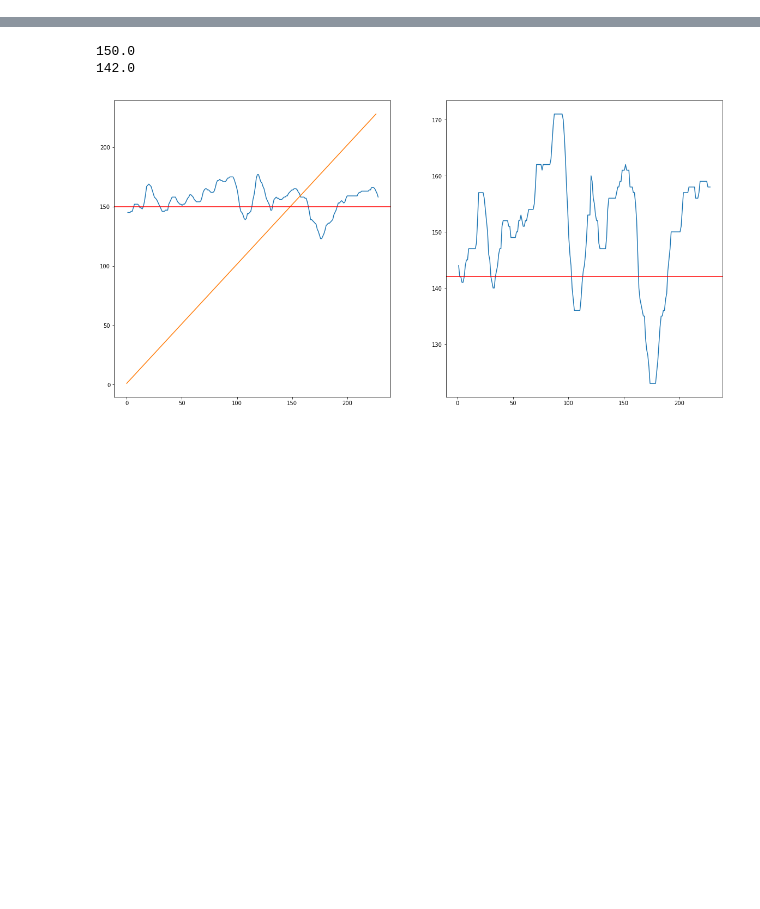
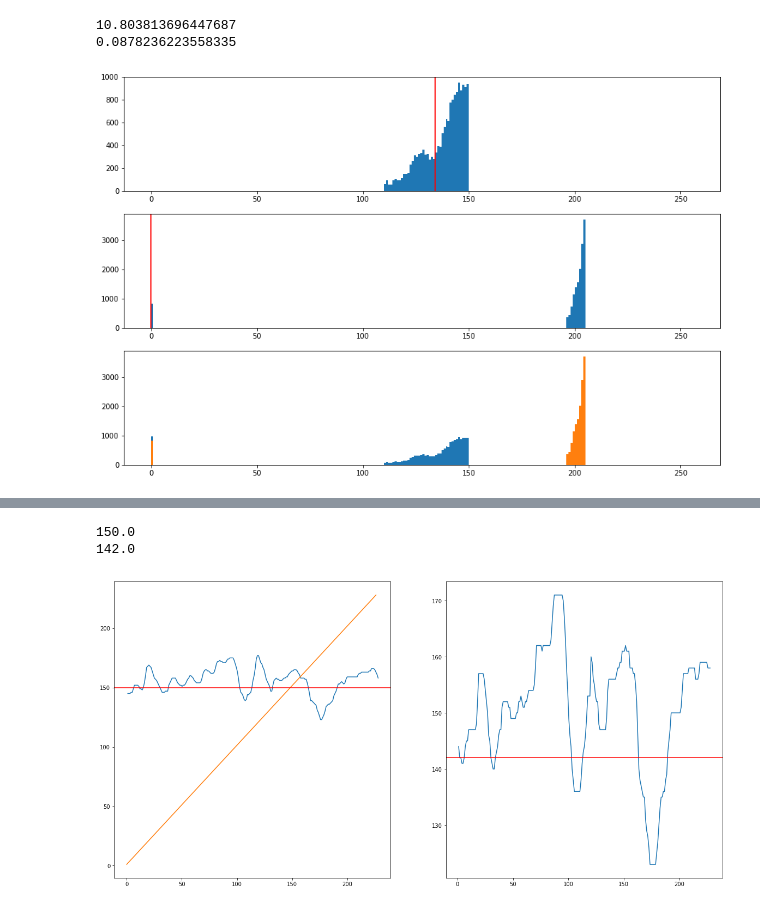
Before and after one commit to Frederik-Sofus/spot-deep-as-crack, a Jupyter notebook: Crack Detection/Pre-processing.ipynb, the cells around one changed output, grey strips where cells are left out. Cells and saved outputs as stored; diff of their text form; code cells hidden in the pictures; blank space fills up the shorter version.

```diff
--- a/Crack Detection/Pre-processing.ipynb
+++ b/Crack Detection/Pre-processing.ipynb
@@ -141,0 +142,47 @@ plt.show()
+# %%
+val_pos, th_pos = cv2.threshold(m_pos, 0, 255, cv2.THRESH_BINARY_INV + cv2.THRESH_OTSU)
+val_neg, th_neg = cv2.threshold(m_neg, 0, 255, cv2.THRESH_BINARY_INV + cv2.THRESH_OTSU)
+
+kernel = cv2.getStructuringElement(cv2.MORPH_ELLIPSE,(5,5))
+open_pos = cv2.morphologyEx(th_pos, cv2.MORPH_OPEN, kernel)
+open_neg = cv2.morphologyEx(th_neg, cv2.MORPH_OPEN, kernel)
+
+ub_pos = round(np.count_nonzero(open_pos)/(227*227), 4)
+ub_neg = round(np.count_nonzero(open_neg)/(227*227), 4)
+
+nl_pos = nl_grayscale(m_pos, 0.02, ub_pos)
+nl_neg = nl_grayscale(m_neg, 0.02, ub_neg)
+
+val_pos2, th_pos = cv2.threshold(nl_pos, 0, 255, cv2.THRESH_BINARY_INV + cv2.THRESH_OTSU)
+val_neg2, th_neg = cv2.threshold(nl_neg, 0, 255, cv2.THRESH_BINARY_INV + cv2.THRESH_OTSU)
+
+a = nl_pos[nl_pos != 0]
+a = a[a != 255]
+
+val_pos4, th_pos = cv2.threshold(a, 0, 255, cv2.THRESH_BINARY_INV + cv2.THRESH_OTSU)
+
+cv2.imshow("Grayscale", m_pos)
+cv2.imshow("New Grayscale", nl_pos)
+cv2.imshow("Neg Grayscale", m_neg)
+cv2.imshow("Neg New Grayscale", nl_neg)
+
+cv2.waitKey(0)
+cv2.destroyAllWindows()
+# %% [output]
+10.803813696447687
+0.0878236223558335
+# %%
+plt.figure(figsize=(15,10))
+plt.subplot(3, 1, 1)
+plt.hist(a.ravel(),256,[0,256])
+plt.axvline(val_pos4, color='r')
+#plt.axvline(val_pos4, color='y')
+plt.subplot(3, 1, 2)
+plt.hist(nl_neg[nl_neg != 255].ravel(),256,[0,256])
+plt.axvline(val_neg2, color='r')
+plt.subplot(3, 1, 3)
+plt.hist(nl_pos[nl_pos != 255].ravel(),256,[0,256])
+plt.hist(nl_neg[nl_neg != 255].ravel(),256,[0,256])
+plt.show()
+# %% [output]
+[figure, added]
```
Also changed, not shown: parts of 6 cells of this notebook, 3 other files.
